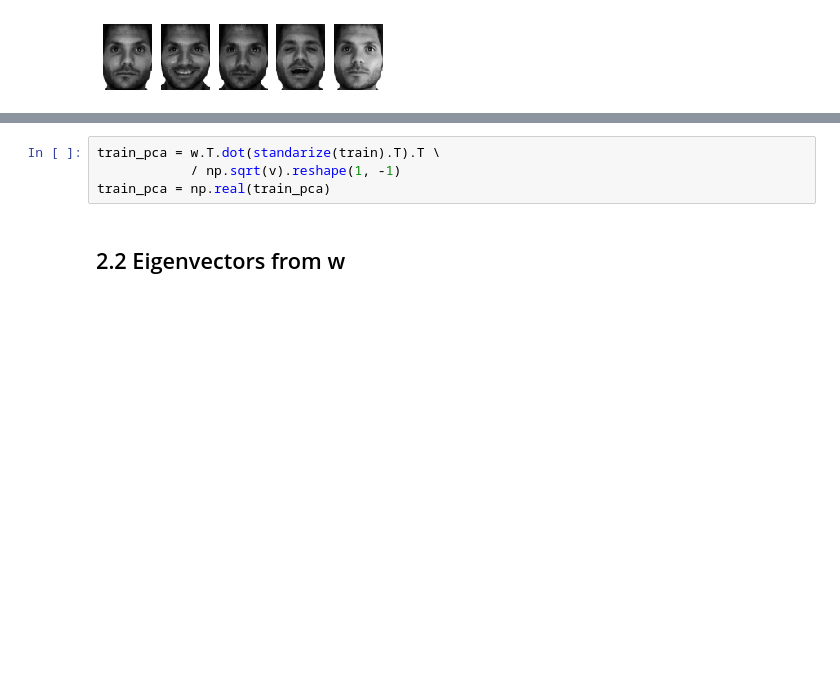
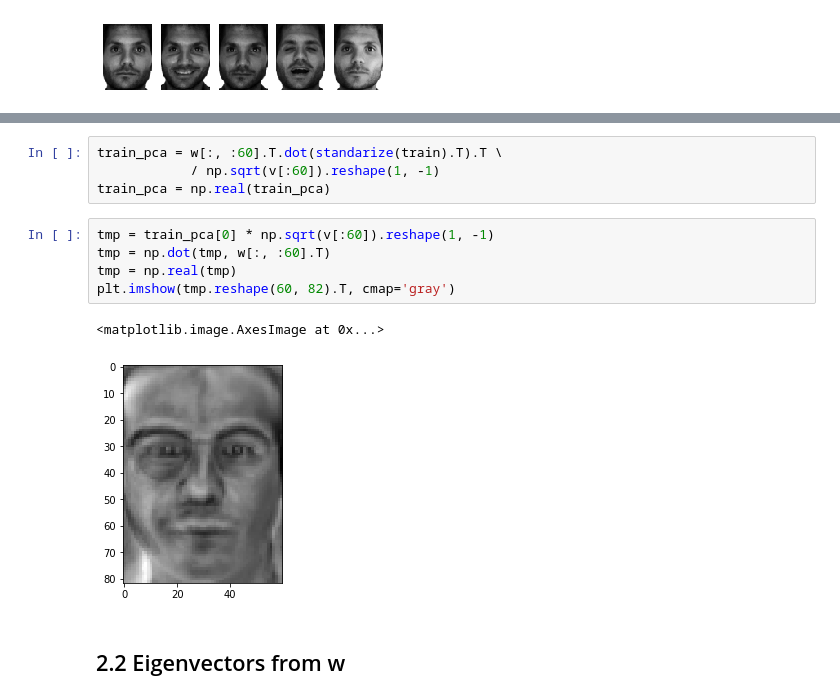
Before and after one commit to TheFebrin/UNIVERSITY, a Jupyter notebook: Data Mining/Assignment_7/Task 2-7.ipynb, the cells around one changed output, grey strips where cells are left out. Cells and saved outputs as stored; diff of their text form; blank space fills up the shorter version.

```diff
--- a/Data Mining/Assignment_7/Task 2-7.ipynb
+++ b/Data Mining/Assignment_7/Task 2-7.ipynb
@@ -69,7 +70,15 @@ Wall time: 39.4 s
 # %%
-train_pca = w.T.dot(standarize(train).T).T \
-            / np.sqrt(v).reshape(1, -1)
+train_pca = w[:, :60].T.dot(standarize(train).T).T \
+            / np.sqrt(v[:60]).reshape(1, -1)
 train_pca = np.real(train_pca)
+# %%
+tmp = train_pca[0] * np.sqrt(v[:60]).reshape(1, -1)
+tmp = np.dot(tmp, w[:, :60].T)
+tmp = np.real(tmp)
+plt.imshow(tmp.reshape(60, 82).T, cmap='gray')
+# %% [output]
+<matplotlib.image.AxesImage at 0x...>
+[figure, added]
 # %% [markdown]
 ## 2.2 Eigenvectors from w
 # %%
```
Also changed, not shown: parts of 2 cells of this notebook.
